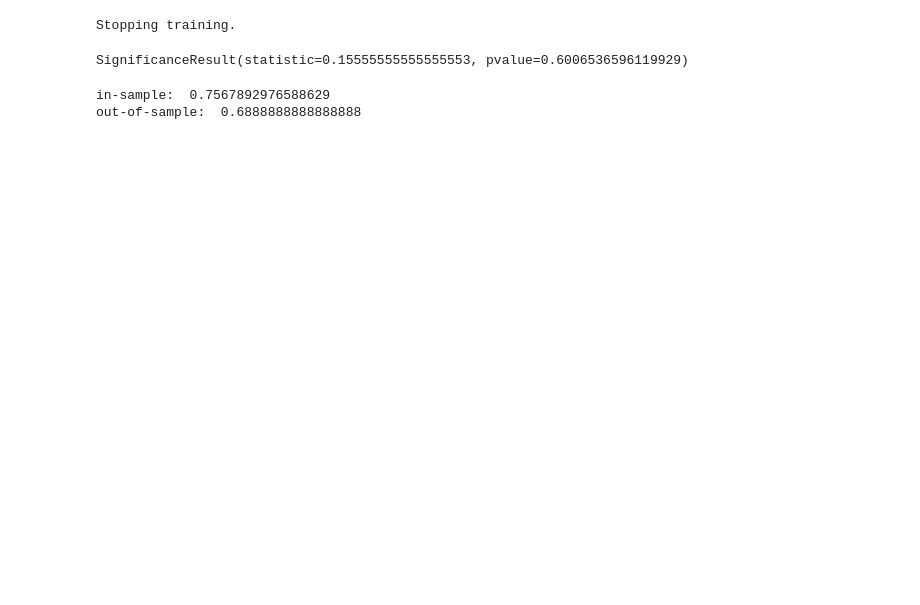
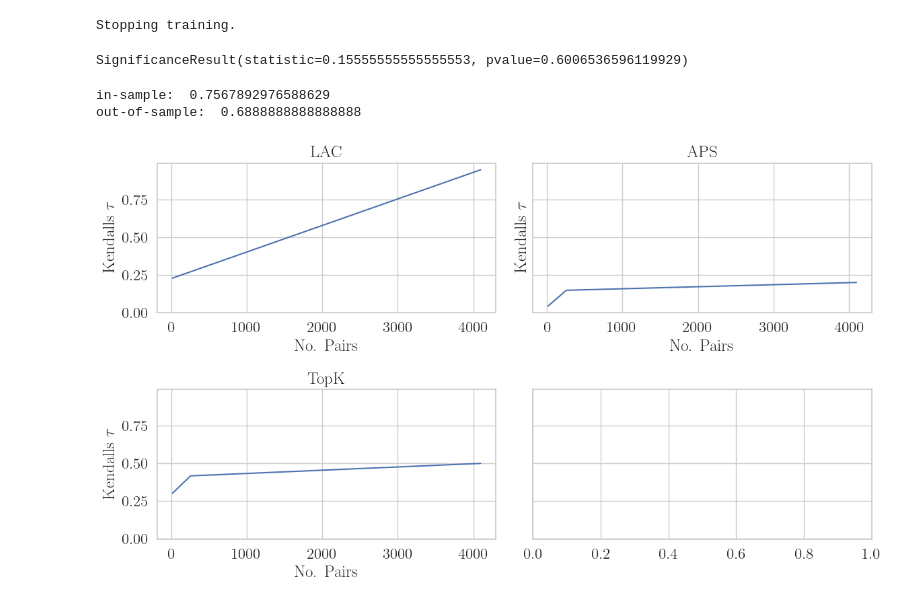
Before and after one commit to yunjinnkim/preference-based-cp, a Jupyter notebook: notebooks/learning_conformity_scores.ipynb, the cells around one changed output. Cells and saved outputs as stored; diff of their text form; code cells hidden in the pictures; blank space fills up the shorter version.

Commit message:
scores

```diff
--- a/notebooks/learning_conformity_scores.ipynb
+++ b/notebooks/learning_conformity_scores.ipynb
@@ -422,25 +415,46 @@ print("out-of-sample: ", tau_corr)
+# %%
+num_pairs_to_check = np.geomspace(2**4,2**12,3).astype(int)
+X_train, y_train = make_classification(
+    n_samples=100, n_features=3, n_classes=3, n_informative=3, n_redundant=0, n_repeated=0, n_clusters_per_class=1, random_state=42
+)
+
+# Initialize and fit the generator
+generator = MultinomialSyntheticDataGenerator(random_state=42)
+generator.fit(X_train, y_train)
+X_cal, y_cal = generator.generate(n=100)
+tau_corrs_LAC, skills_LAC, conformities_LAC = conduct_oracle_experiment(LACConformityScore(), num_pairs_to_check, generator, X_cal, y_cal)
+tau_corrs_APS, skills_APC, conformities_APC = conduct_oracle_experiment(APSConformityScore(), num_pairs_to_check, generator, X_cal, y_cal)
+tau_corrs_TopK, skills_TopK, conformities_TopK = conduct_oracle_experiment(TopKConformityScore(), num_pairs_to_check, generator, X_cal, y_cal)
+# tau_corrs_Naive, skills_Naive, conformities_Naive = conduct_oracle_experiment(NaiveConformityScore(), num_pairs_to_check, generator, X_cal, y_cal)
 # %%
-num_pairs_to_check = np.linspace(2**14,2**15,2).astype(int)
-tau_corrs_LAC, skills_LAC, conformities_LAC = conduct_oracle_experiment(LACConformityScore(), num_pairs_to_check)
-tau_corrs_APS, skills_APC, conformities_APC = conduct_oracle_experiment(APSConformityScore(), num_pairs_to_check)
-
 import matplotlib.pyplot as plt
 import seaborn as sns
 sns.set(font_scale=1.5,rc={'text.usetex' : True})
 sns.set_style("whitegrid")
 plt.rc('font', **{'family': 'serif'})
-plt.rcParams["figure.figsize"] = (12, 3)
+plt.rcParams["figure.figsize"] = (12, 7)
 
 
 
-fig, axes = plt.subplots(1,2, sharey=True)
+fig, axes = plt.subplots(2,2, sharey=True)
 axes = axes.ravel()
 
 axes[0].set_title("LAC")
 axes[0].set_ylabel(r"Kendalls $\tau$")
 axes[0].set_xlabel(r"No. Pairs")
 sns.lineplot(x=num_pairs_to_check, y=tau_corrs_LAC, ax = axes[0])
 axes[1].set_title("APS")
 axes[1].set_ylabel(r"Kendalls $\tau$")
 axes[1].set_xlabel(r"No. Pairs")
 sns.lineplot(x=num_pairs_to_check, y=tau_corrs_APS, ax = axes[1])
+axes[2].set_title("TopK")
+axes[2].set_ylabel(r"Kendalls $\tau$")
+axes[2].set_xlabel(r"No. Pairs")
+sns.lineplot(x=num_pairs_to_check, y=tau_corrs_TopK, ax = axes[2])
+fig.tight_layout()
+# axes[1].set_title("APS")
+# axes[1].set_ylabel(r"Kendalls $\tau$")
+# axes[1].set_xlabel(r"No. Pairs")
+# sns.lineplot(x=num_pairs_to_check, y=tau_corrs_APS, ax = axes[1])
+# %% [output]
+[figure, added]
```
Also changed, not shown: parts of 2 cells of this notebook.
